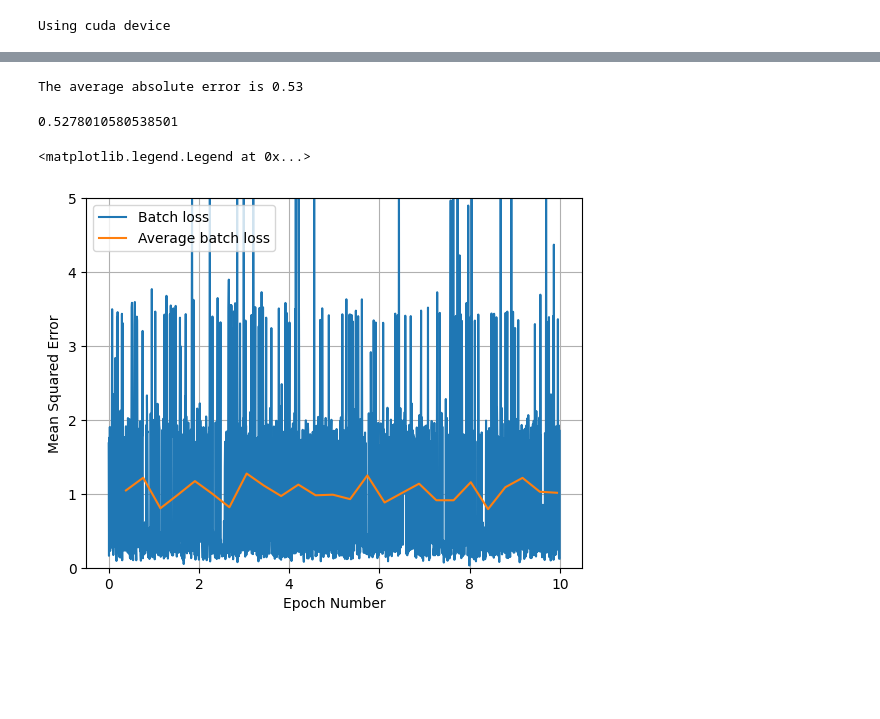
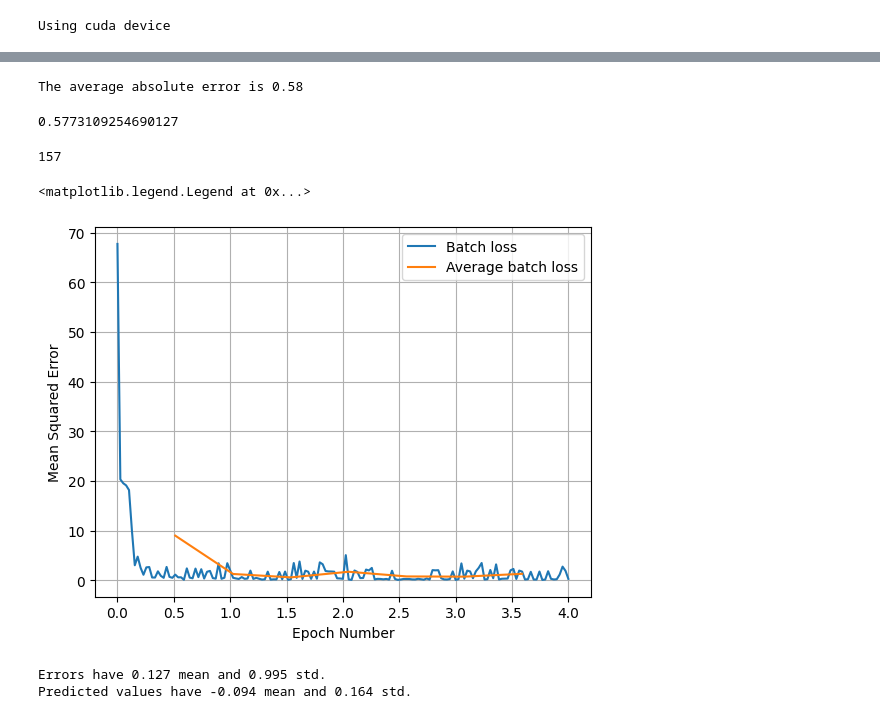
Before and after one commit to seoirsem/book_covers, a Jupyter notebook: book_ratings.ipynb, the cells around one changed output, grey strips where cells are left out. Drawn from its saved outputs; the diff is of its cells as text; code cells hidden in the pictures; blank space fills up the shorter version.

```diff
--- a/book_ratings.ipynb
+++ b/book_ratings.ipynb
@@ -113,9 +127,9 @@ device = torch.device("cuda" if torch.cuda.is_available() else "cpu")
 dataset = TensorDataset(images.to(device),ratings.to(device))
 train_set, val_set = torch.utils.data.random_split(dataset, [2500, 620])
 
-
-train_loader = DataLoader(train_set, batch_size=16, shuffle=True)
-val_loader = DataLoader(val_set, batch_size=16, shuffle=True)
+bs = 16
+train_loader = DataLoader(train_set, batch_size=bs, shuffle=True)
+val_loader = DataLoader(val_set, batch_size=bs, shuffle=True)
 # %%
 #### This cell prints grids of images and matching ratings to confirm the data has loaded correctly and to display a sample ######
 
@@ -273,9 +304,10 @@ device = torch.device("cuda" if torch.cuda.is_available() else "cpu")
 print(f"Using {device} device")
 
 model.to(device)
-lr=0.05
+lr=0.0001
 criterion = nn.MSELoss()
 optimizer_ft = optim.Adam(model.parameters(), lr)
+
 exp_lr_scheduler = lr_scheduler.StepLR(optimizer_ft, step_size=7, gamma=0.1)
 
 losses = []
@@ -283,9 +315,9 @@ iterNumber = 0
 # %% [output]
 Using cuda device
 # %%
-loadModel = True
+loadModel = False
 saveModel = True
-fileFolder = '/content/drive/MyDrive/Colab Notebooks/train_classifier'
+fileFolder = '/content/drive/MyDrive/Colab Notebooks/books'
 
 modelPath = fileFolder+'/book_cover_rater.pt'
 
@@ -293,7 +325,7 @@ modelPath = fileFolder+'/book_cover_rater.pt'
 if loadModel:
   model,optimiser_ft,iterNumber = load_model(model,optimizer_ft,modelPath)
 
-n_batch = 10
+n_batch = 1
 model,losses,optimiser_ft,iterNumber = run_backpropogation_optimisation(device,model,train_loader,n_batch,criterion,
                                                                         optimizer_ft,exp_lr_scheduler,losses,iterNumber,lr)
 
@@ -329,38 +354,78 @@ Model saved as "/content/drive/MyDrive/Colab Notebooks/train_classifier/book_cov
 # %%
 Evaluate_Model(model,val_loader)
 # %% [output]
-The average absolute error is 0.53
+The average absolute error is 0.58
-0.5278010580538501
+0.5773109254690127
 # %%
 #plt.plot([math.log(x) for x in losses])
-
-n = 60
+print(len(losses))
+n = 20
 average_loss = []
 loss_number = []
 
 sum = 0
 for i in range(len(losses)):
   x = losses[i]
   if i % n == 0:
-    loss_number.append(i/157)
+    loss_number.append(i/39)
     average_loss.append(sum/n)
     sum = 0
   sum += x
-
-
+#plt.plot(average_loss)
 
 plt.figure()
 plt.grid()
-plt.plot([x/157 for x in range(len(losses))],losses,label = 'Batch loss')
+plt.plot([x/39 for x in range(len(losses))],losses,label = 'Batch loss')
 plt.plot(loss_number[1:],average_loss[1:], label = 'Average batch loss')
-plt.ylim([0,5])
+#plt.ylim([0,5])
 plt.xlabel('Epoch Number')
 plt.ylabel('Mean Squared Error')
 plt.legend()
 
 
 #2500 train - 156 batches per epoch
 #620 test
 # %% [output]
-<matplotlib.legend.Legend at 0x...>
+157
+<matplotlib.legend.Legend at 0x...>
-[figure, old version]
+[figure, new version]
+# %%
+#### Find structure of predictions ####
+import statistics as st
+import numpy as np
+
+def Model_Distribution(model, data):
+
+  values = []
+  errors = []
+  truth = []
+  for x, y in data:
+    # Get model output
+    with torch.no_grad():
+      #print('prediction: {predicted}, reality: {truth}'.format(predicted = model(x)[0].item(), truth = y[0].item()))
+      predicted = model(x)
+      for i in range(len(predicted)):
+        values.append(predicted[i].item())
+        errors.append((y[i] - predicted[i]).item())
+        truth.append(y[i].item())
+
+  mean_e = st.mean(errors)
+  std_e = np.array(errors).std()
+  mean_v = st.mean(values)
+  std_v = np.array(values).std()
+
+  return mean_e, std_e, mean_v, std_v, errors, values, truth
+
+mean_e, std_e, mean_v, std_v, errors, values, truth = Model_Distribution(model, val_loader)
+
+#ratings_mean = ratings.mean()
+#ratings_std = ratings.std()
+
+#errors = [x*ratings_std for x in errors]
+#values = [x*ratings_std + ratings_mean for x in values]
+
+print('Errors have {em:.3f} mean and {es:.3f} std.'.format(em = mean_e, es = std_e))
+print('Predicted values have {em:.3f} mean and {es:.3f} std.'.format(em = mean_v, es = std_v))
+# %% [output]
+Errors have 0.127 mean and 0.995 std.
+Predicted values have -0.094 mean and 0.164 std.
```
Also changed, not shown: parts of 9 cells of this notebook.
